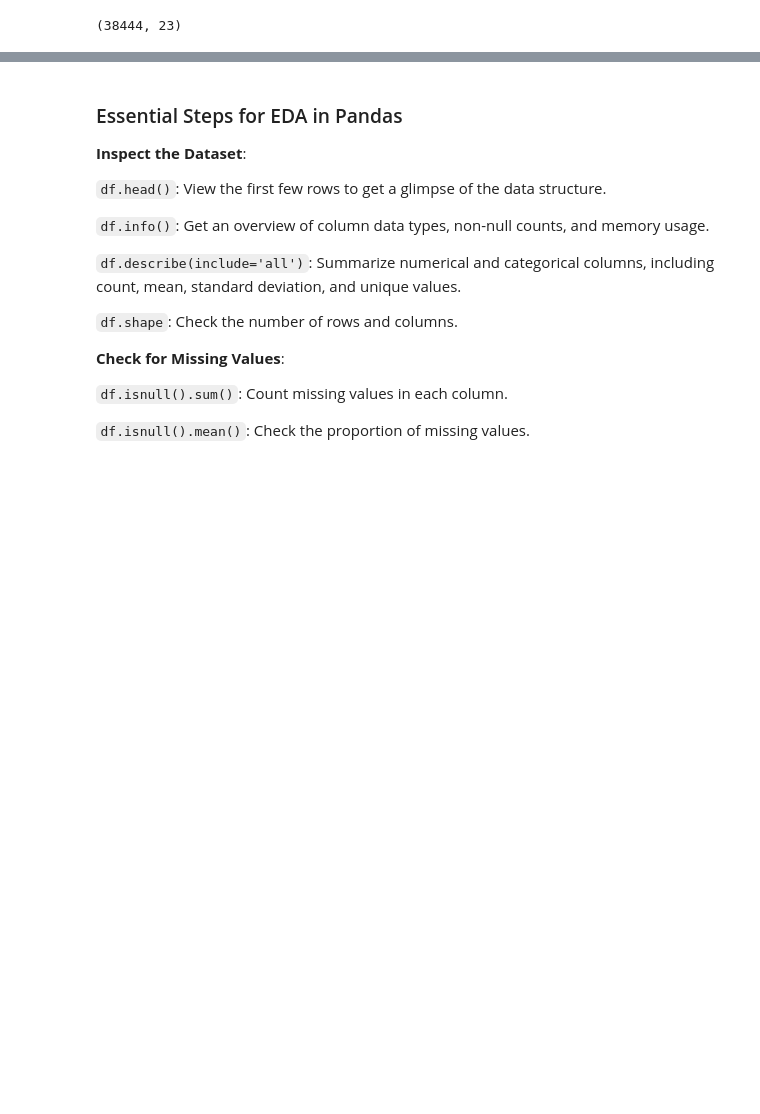
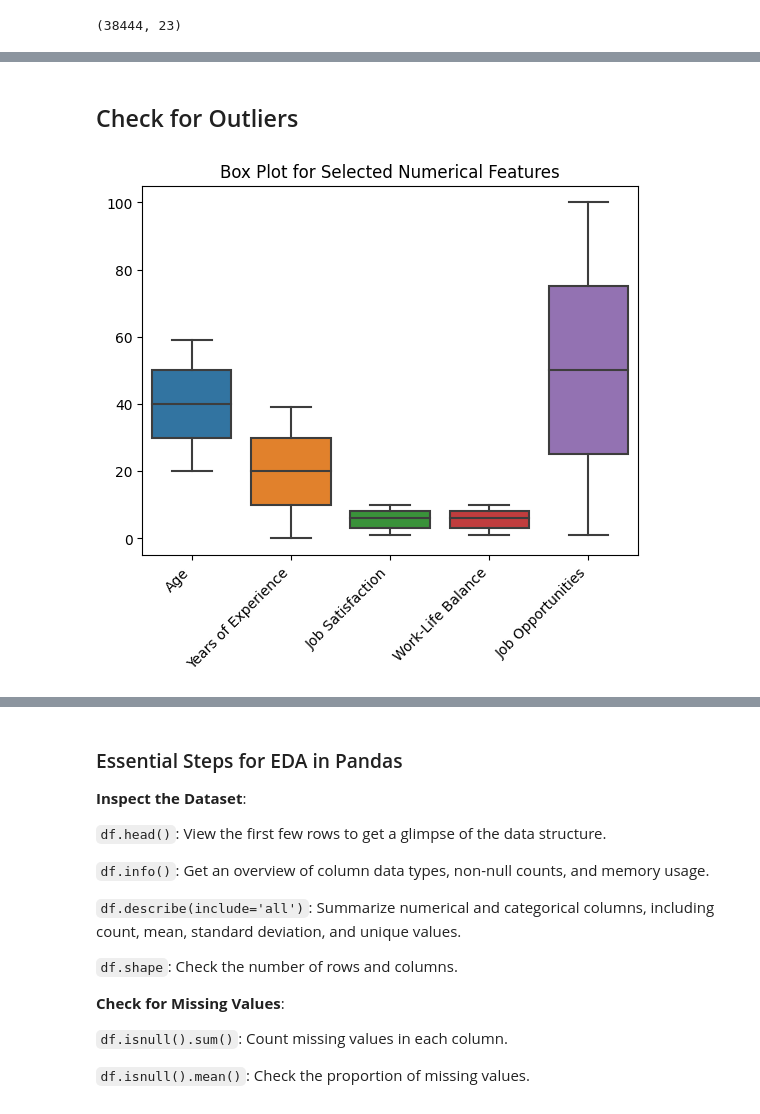
Before and after one commit to wdavjr/wd-career-field-vs-occupation-eda, a Jupyter notebook: eda-of-occupation-vs-field-of-study.ipynb, the cells around one changed output, grey strips where cells are left out. Drawn from its saved outputs; the diff is of its cells as text; code cells hidden in the pictures; blank space fills up the shorter version.

```diff
--- a/eda-of-occupation-vs-field-of-study.ipynb
+++ b/eda-of-occupation-vs-field-of-study.ipynb
@@ -107,0 +262,17 @@ memory usage: 5.2 MB
+# %% [markdown]
+## Check for Outliers
+# %%
+# Select a subset of columns (e.g., top 5 numerical columns)
+subset_columns = df.select_dtypes(include='number').columns[:5]
+
+# Create the box plot for the selected columns
+sns.boxplot(data=df[subset_columns])
+
+# Rotate the labels if necessary
+plt.xticks(rotation=45, ha='right')
+
+# Add a title and show the plot
+plt.title('Box Plot for Selected Numerical Features')
+plt.show()
+# %% [output]
+[figure, added]
```
Also changed, not shown: parts of 27 cells of this notebook.
